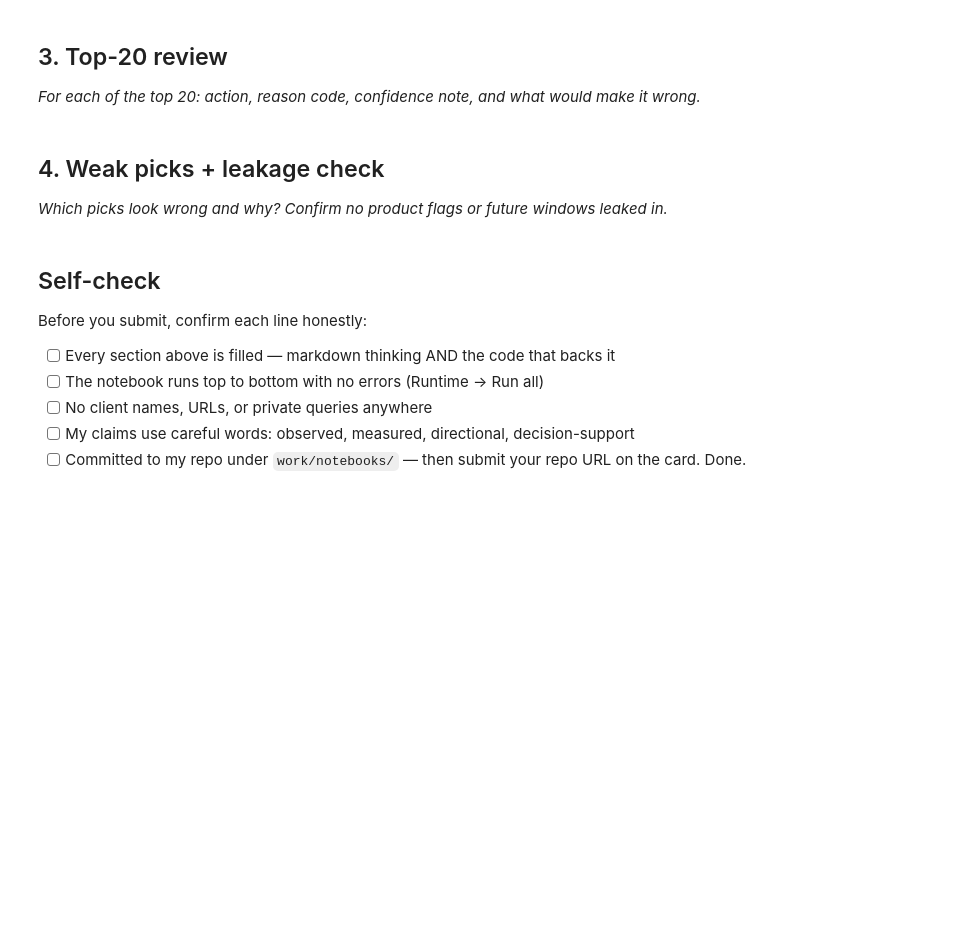
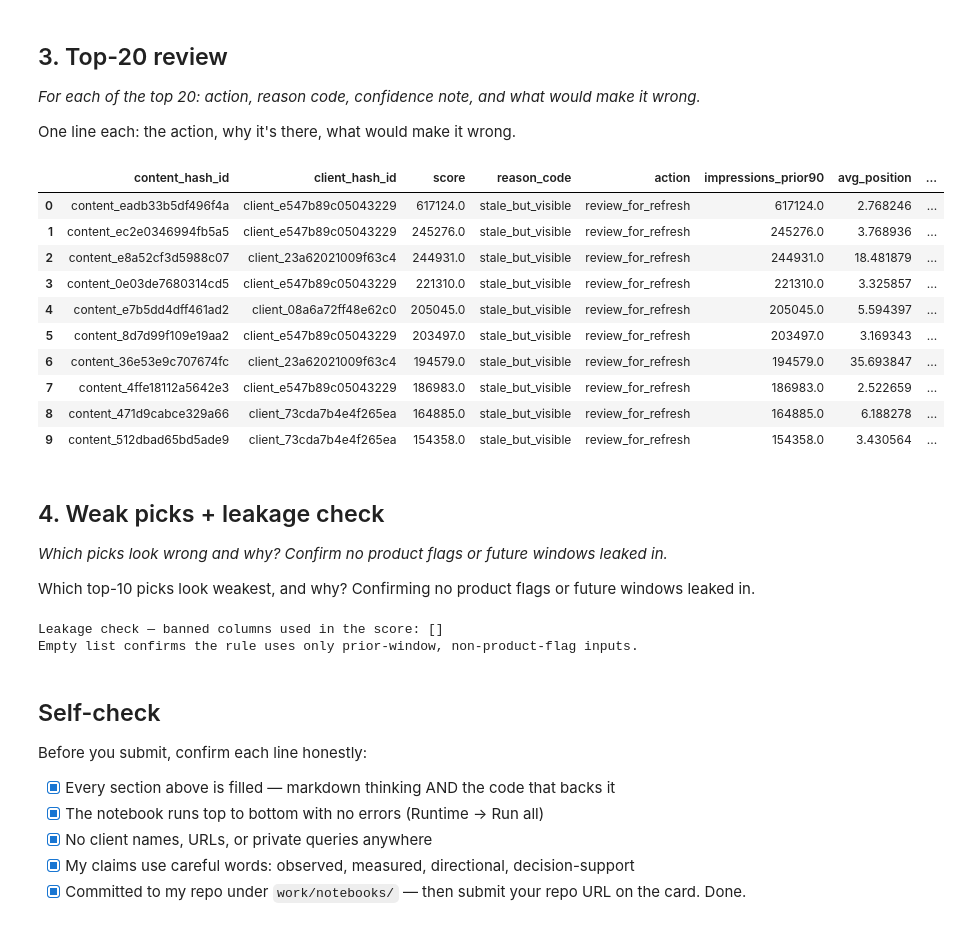
Before and after one commit to tushar-sharma001/Flyrank-Ml-Internship, a Jupyter notebook: work/notebooks/w04_baseline_score.ipynb, the cells around one changed output. Cells and saved outputs as stored; diff of their text form; code cells hidden in the pictures; blank space fills up the shorter version.

Commit message:
ML-07: baseline action score (stale_but_visible rule), signal checks, top-10 review

```diff
--- a/work/notebooks/w04_baseline_score.ipynb
+++ b/work/notebooks/w04_baseline_score.ipynb
@@ -22,0 +136,25 @@ This skeleton is yours to fill. Work the sections **in order** — each one has
+# %%
+features = con.sql(f"""
+    SELECT content_hash_id, client_hash_id,
+           SUM(gsc_impressions) AS impressions_prior90,
+           MAX(gsc_avg_position) AS avg_position
+    FROM read_parquet({FACT_STR})
+    GROUP BY content_hash_id, client_hash_id
+""").df()
+features = features.merge(df_content, on="content_hash_id", how="left")
+features["content_created_date"] = pd.to_datetime(features["content_created_date"])
+features["days_since_update"] = (pd.Timestamp("2026-03-31") - features["content_created_date"]).dt.days
+
+stale = (features["days_since_update"] >= 180).astype(int)
+visible = (features["impressions_prior90"] >= 500).astype(int)
+features["score"] = stale * visible * features["impressions_prior90"]
+features["reason_code"] = "stale_but_visible"
+features["action"] = features["score"].apply(lambda s: "review_for_refresh" if s > 0 else "no_action_needed")
+
+ranked = features.sort_values("score", ascending=False).reset_index(drop=True)
+
+import os
+os.makedirs("work/outputs", exist_ok=True)
+ranked.to_csv("work/outputs/baseline_action_score.csv", index=False)
+print(f"Wrote {len(ranked)} rows. Non-zero scores: {(ranked['score'] > 0).sum()}")
+ranked.head(10)
@@ -24,3 +175,5 @@ This skeleton is yours to fill. Work the sections **in order** — each one has
 ## 3. Top-20 review
 
 *For each of the top 20: action, reason code, confidence note, and what would make it wrong.*
+
+One line each: the action, why it's there, what would make it wrong.
@@ -30,4 +180,21 @@ This skeleton is yours to fill. Work the sections **in order** — each one has
+# %%
+ranked[["content_hash_id", "client_hash_id", "score", "reason_code", "action",
+        "impressions_prior90", "avg_position", "days_since_update"]].head(10)
+# %% [output]
+|  | content_hash_id | client_hash_id | score | reason_code | action | impressions_prior90 | avg_position | ... |
+| 0 | content_eadb33b5df496f4a | client_e547b89c05043229 | 617124.0 | stale_but_visible | review_for_refresh | 617124.0 | 2.768246 | ... |
+| 1 | content_ec2e0346994fb5a5 | client_e547b89c05043229 | 245276.0 | stale_but_visible | review_for_refresh | 245276.0 | 3.768936 | ... |
+| 2 | content_e8a52cf3d5988c07 | client_23a62021009f63c4 | 244931.0 | stale_but_visible | review_for_refresh | 244931.0 | 18.481879 | ... |
+| 3 | content_0e03de7680314cd5 | client_e547b89c05043229 | 221310.0 | stale_but_visible | review_for_refresh | 221310.0 | 3.325857 | ... |
+| 4 | content_e7b5dd4dff461ad2 | client_08a6a72ff48e62c0 | 205045.0 | stale_but_visible | review_for_refresh | 205045.0 | 5.594397 | ... |
+| 5 | content_8d7d99f109e19aa2 | client_e547b89c05043229 | 203497.0 | stale_but_visible | review_for_refresh | 203497.0 | 3.169343 | ... |
+| 6 | content_36e53e9c707674fc | client_23a62021009f63c4 | 194579.0 | stale_but_visible | review_for_refresh | 194579.0 | 35.693847 | ... |
+| 7 | content_4ffe18112a5642e3 | client_e547b89c05043229 | 186983.0 | stale_but_visible | review_for_refresh | 186983.0 | 2.522659 | ... |
+| 8 | content_471d9cabce329a66 | client_73cda7b4e4f265ea | 164885.0 | stale_but_visible | review_for_refresh | 164885.0 | 6.188278 | ... |
+| 9 | content_512dbad65bd5ade9 | client_73cda7b4e4f265ea | 154358.0 | stale_but_visible | review_for_refresh | 154358.0 | 3.430564 | ... |
 # %% [markdown]
 ## 4. Weak picks + leakage check
 
 *Which picks look wrong and why? Confirm no product flags or future windows leaked in.*
+
+Which top-10 picks look weakest, and why? Confirming no product flags or future windows leaked in.
@@ -37,10 +201,19 @@ This skeleton is yours to fill. Work the sections **in order** — each one has
+# %%
+used_columns = ["impressions_prior90", "avg_position", "days_since_update"]
+banned = ["health_score", "priority_score", "action_type", "future_decline_label", "impressions_plus30"]
+leaked = [c for c in used_columns if c in banned]
+print(f"Leakage check — banned columns used in the score: {leaked}")
+print("Empty list confirms the rule uses only prior-window, non-product-flag inputs.")
+# %% [output]
+Leakage check — banned columns used in the score: []
+Empty list confirms the rule uses only prior-window, non-product-flag inputs.
 # %% [markdown]
 ## Self-check
 
 Before you submit, confirm each line honestly:
 
-- [ ] Every section above is filled — markdown thinking AND the code that backs it
-- [ ] The notebook runs top to bottom with no errors (Runtime → Run all)
-- [ ] No client names, URLs, or private queries anywhere
-- [ ] My claims use careful words: observed, measured, directional, decision-support
-- [ ] Committed to my repo under `work/notebooks/` — then submit your repo URL on the card. Done.
+- [x] Every section above is filled — markdown thinking AND the code that backs it
+- [x] The notebook runs top to bottom with no errors (Runtime → Run all)
+- [x] No client names, URLs, or private queries anywhere
+- [x] My claims use careful words: observed, measured, directional, decision-support
+- [x] Committed to my repo under `work/notebooks/` — then submit your repo URL on the card. Done.
```
Also changed, not shown: parts of 11 cells of this notebook.
